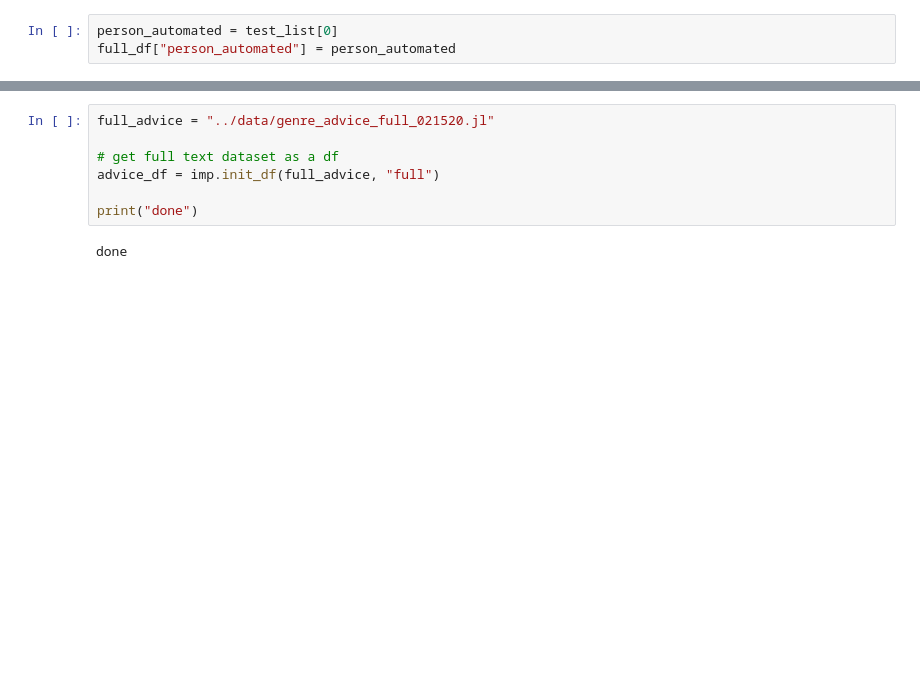
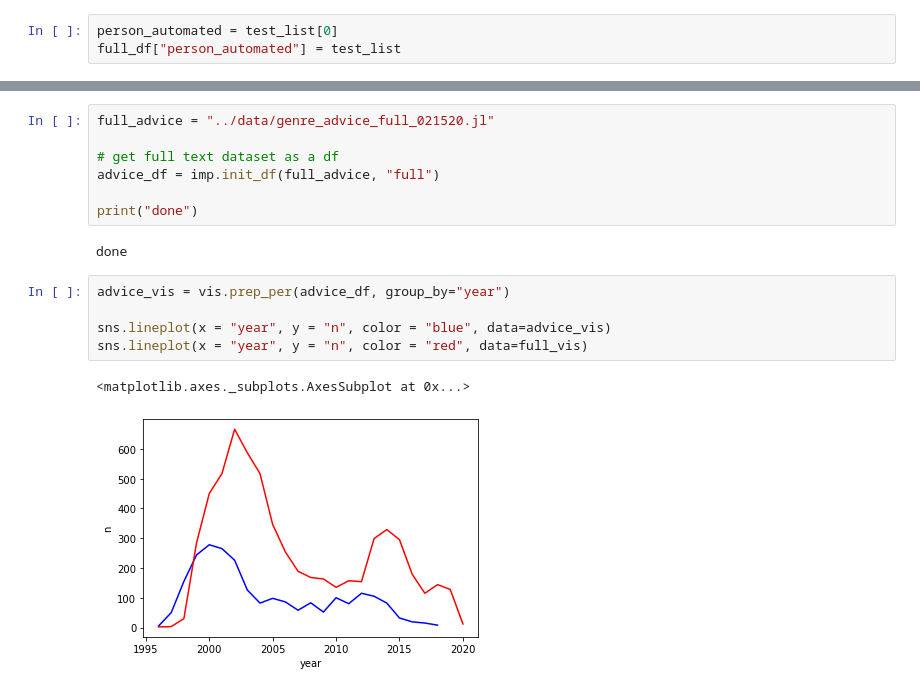
Before and after one commit to crboothb/sciencemag-careers-analysis, a Jupyter notebook: scripts/classifier_test2.ipynb, the cells around one changed output, grey strips where cells are left out. Drawn from its saved outputs; the diff is of its cells as text; blank space fills up the shorter version.

```diff
--- a/scripts/classifier_test2.ipynb
+++ b/scripts/classifier_test2.ipynb
@@ -60,7 +72,7 @@ full_df.head()
 test_list = cls.predict_from_text_list(full_df["text"])
 # %%
 person_automated = test_list[0]
-full_df["person_automated"] = person_automated
+full_df["person_automated"] = test_list
 # %%
 # full_df.head()
 # %%
@@ -96,3 +109,11 @@ advice_df = imp.init_df(full_advice, "full")
 print("done")
 # %% [output]
 done
+# %%
+advice_vis = vis.prep_per(advice_df, group_by="year")
+
+sns.lineplot(x = "year", y = "n", color = "blue", data=advice_vis)
+sns.lineplot(x = "year", y = "n", color = "red", data=full_vis)
+# %% [output]
+<matplotlib.axes._subplots.AxesSubplot at 0x...>
+[figure, added]
```
Also changed, not shown: parts of 9 cells of this notebook, 1 other file.
